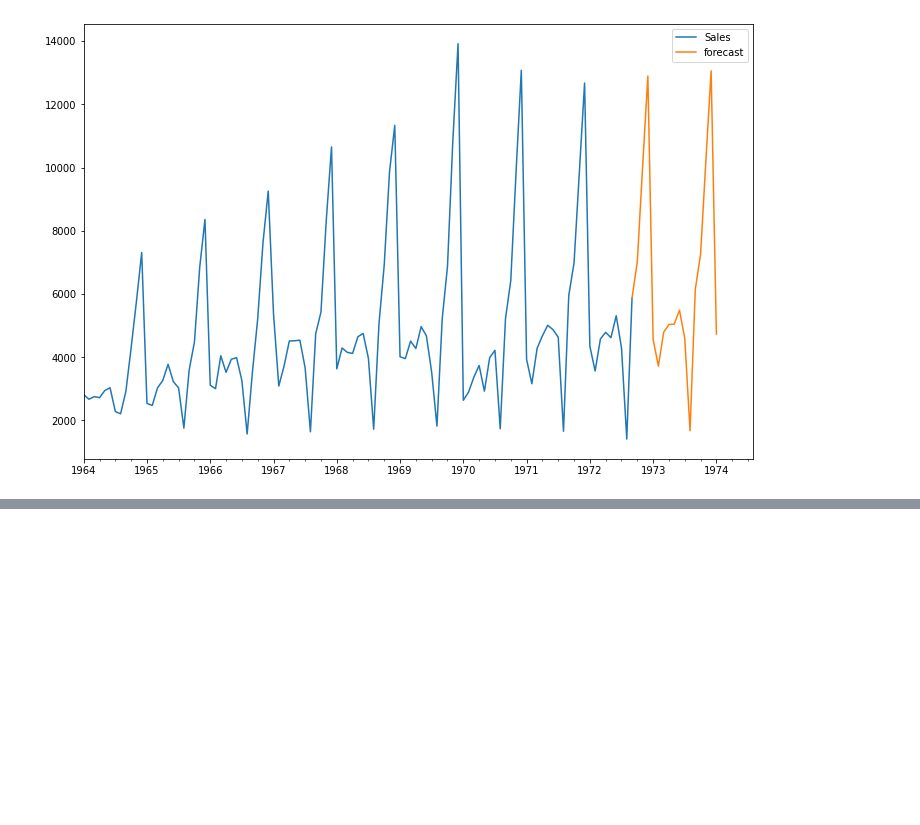
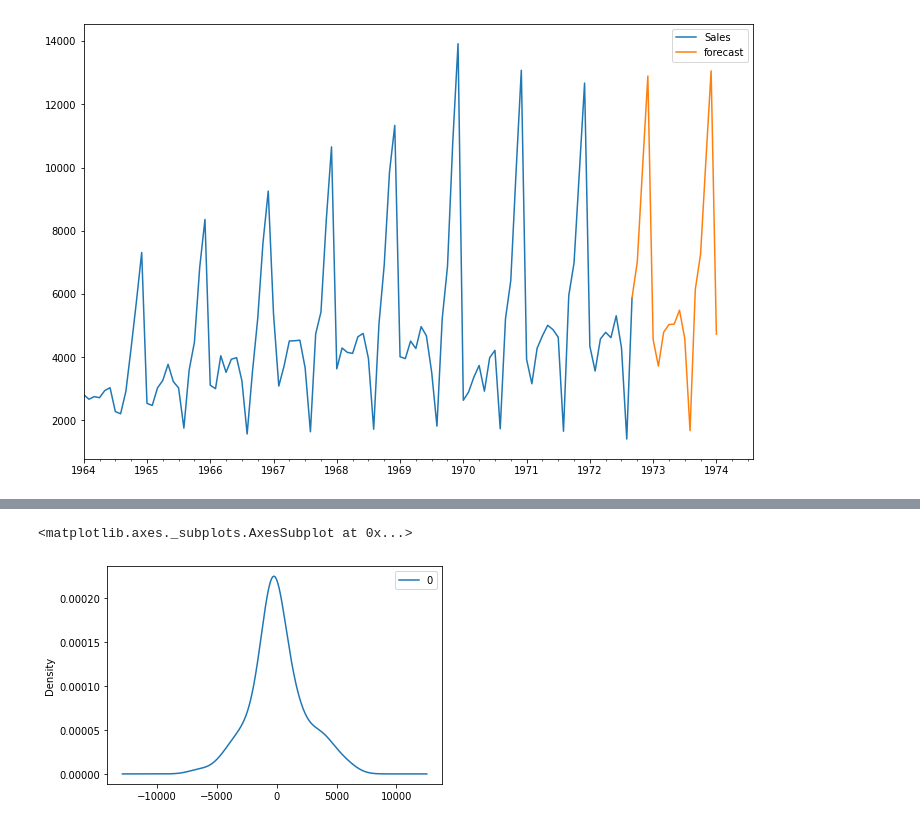
Before and after one commit to gauravpks/dl-repo, a Jupyter notebook: RNN/ARIMA_And_Seasonal_ARIMA.ipynb, the cells around one changed output, grey strips where cells are left out. Cells and saved outputs as stored; diff of their text form; code cells hidden in the pictures; blank space fills up the shorter version.

```diff
--- a/RNN/ARIMA_And_Seasonal_ARIMA.ipynb
+++ b/RNN/ARIMA_And_Seasonal_ARIMA.ipynb
@@ -286,0 +293,5 @@ future_df[['Sales', 'forecast']].plot(figsize=(12, 8))
+# %%
+residuals.plot(kind='kde')
+# %% [output]
+<matplotlib.axes._subplots.AxesSubplot at 0x...>
+[figure, added]
```
Also changed, not shown: parts of 2 cells of this notebook.
